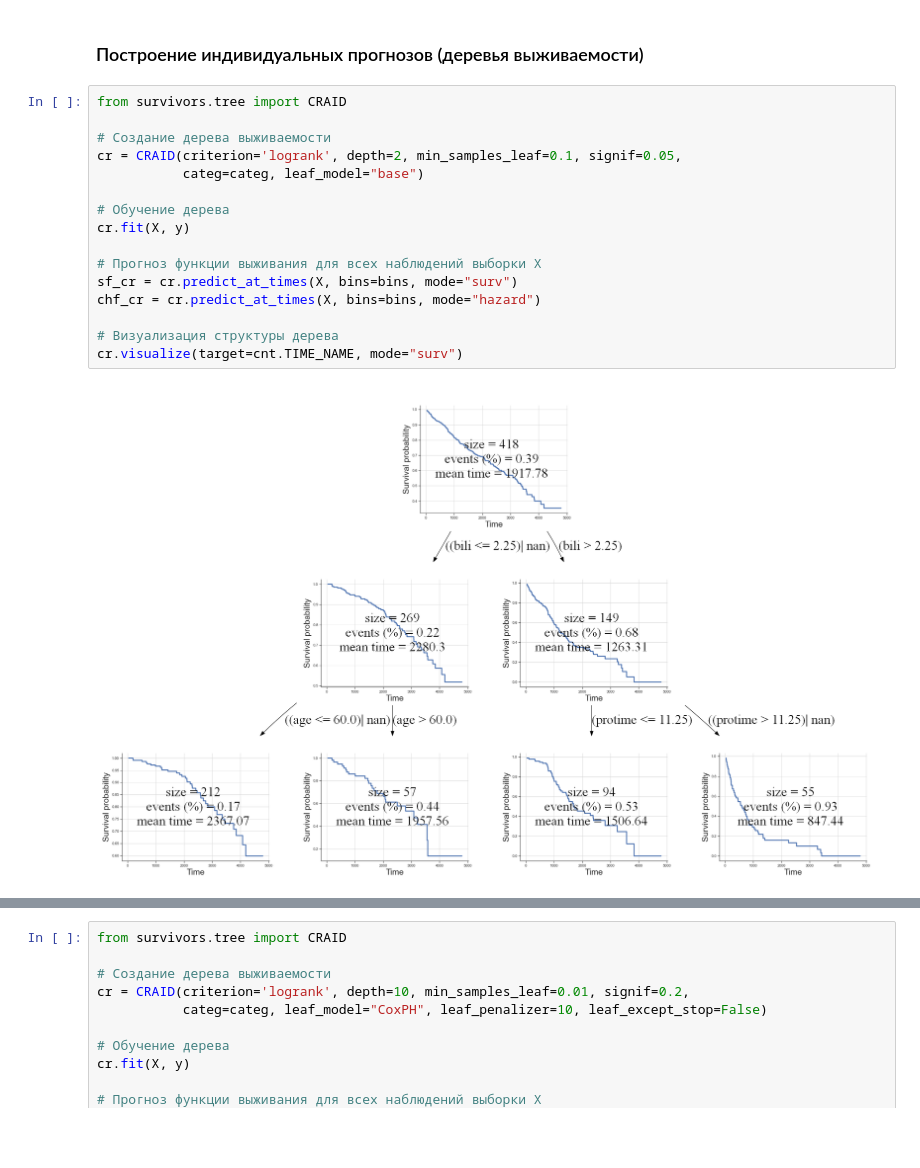
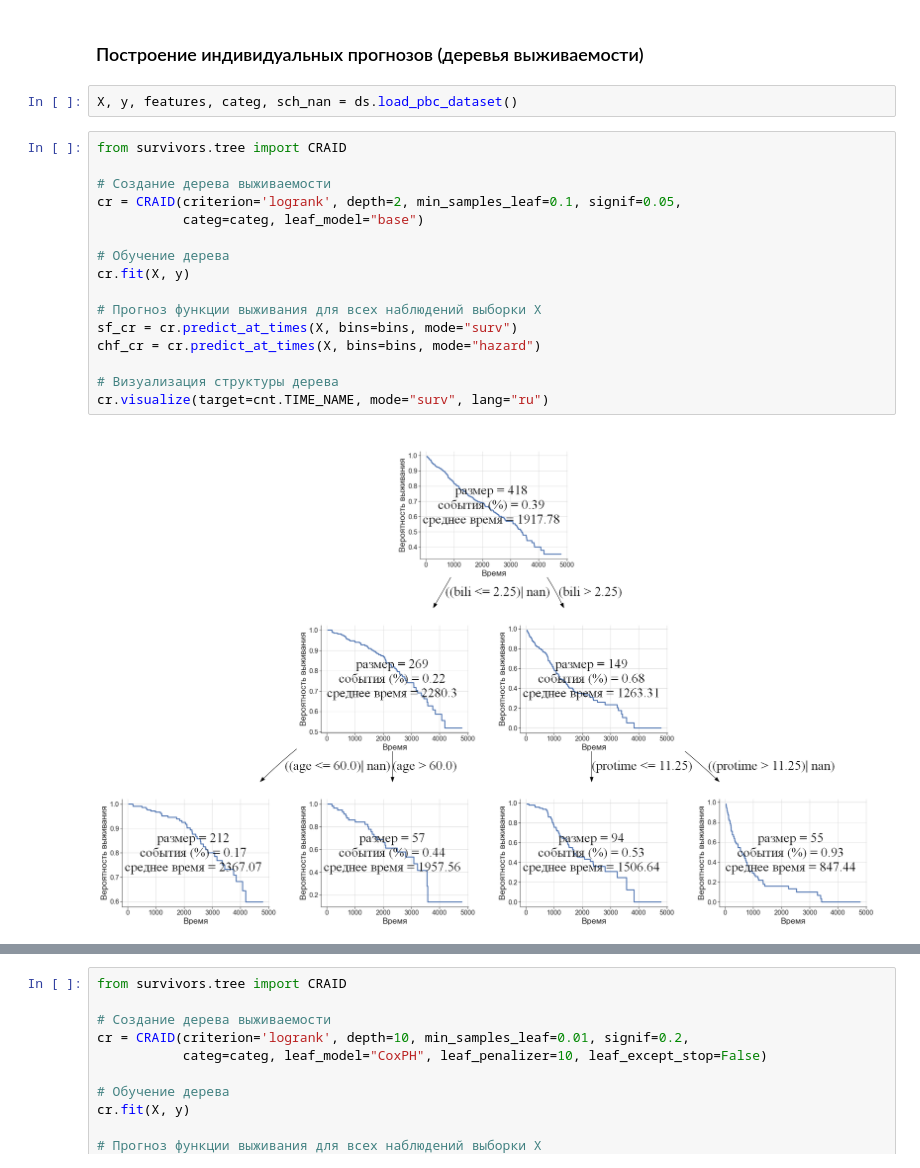
Before and after one commit to iuliivasilev/dev-survivors, a Jupyter notebook: demonstration/FunctionalScenarios.ipynb, the cells around one changed output, grey strips where cells are left out. Saved outputs shown, nothing was run; the diff lists cells and outputs as text; blank space fills up the shorter version.

```diff
--- a/demonstration/FunctionalScenarios.ipynb
+++ b/demonstration/FunctionalScenarios.ipynb
@@ -65,20 +65,22 @@ bins.shape
 # %% [markdown]
 ### Построение индивидуальных прогнозов (деревья выживаемости)
+# %%
+X, y, features, categ, sch_nan = ds.load_pbc_dataset()
 # %%
 from survivors.tree import CRAID
 
 # Создание дерева выживаемости
 cr = CRAID(criterion='logrank', depth=2, min_samples_leaf=0.1, signif=0.05,
            categ=categ, leaf_model="base")
 
 # Обучение дерева
 cr.fit(X, y)
 
 # Прогноз функции выживания для всех наблюдений выборки X
 sf_cr = cr.predict_at_times(X, bins=bins, mode="surv")
 chf_cr = cr.predict_at_times(X, bins=bins, mode="hazard")
 
 # Визуализация структуры дерева
-cr.visualize(target=cnt.TIME_NAME, mode="surv")
+cr.visualize(target=cnt.TIME_NAME, mode="surv", lang="ru")
 # %% [output]
-[figure, old version]
+[figure, new version]
```
Also changed, not shown: parts of 4 cells of this notebook, 2 other files.
